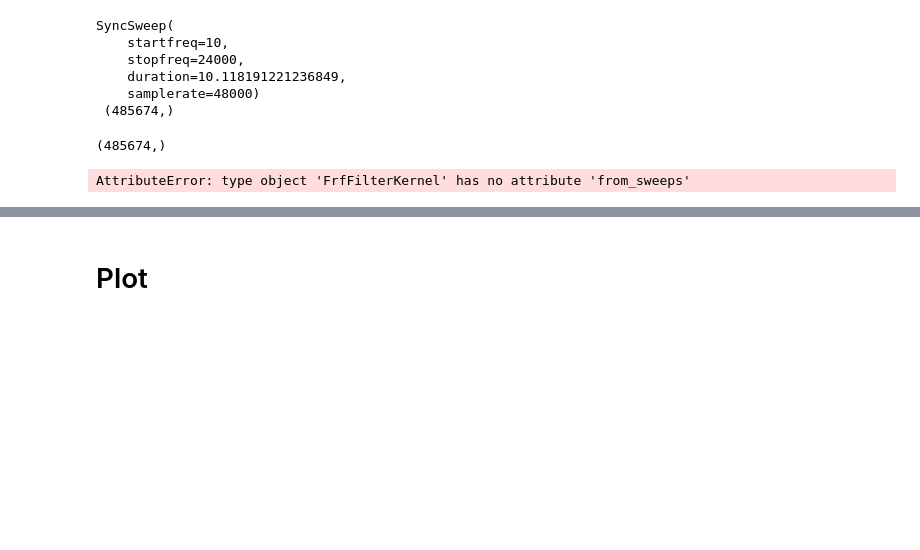
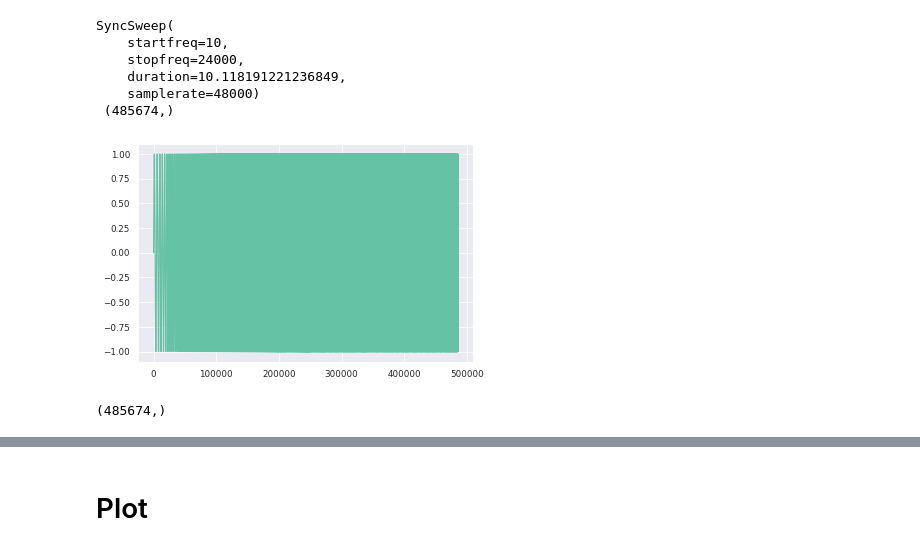
Before and after one commit to borley1211/audapter, a Jupyter notebook: notebooks/syncsweptsine.ipynb, the cells around one changed output, grey strips where cells are left out. Cells and saved outputs as stored; diff of their text form; code cells hidden in the pictures; blank space fills up the shorter version.

```diff
--- a/notebooks/syncsweptsine.ipynb
+++ b/notebooks/syncsweptsine.ipynb
@@ -57,14 +72,17 @@ SyncSweep(
     duration=10.118191221236849,
     samplerate=48000)
  (485674,)
+# %%
+plt.plot(ssweep)
+plt.show()
+# %% [output]
+[figure, added]
 # %%
 outdata = SOUND_FIELD(indata)
 outdata.shape
 # %% [output]
 (485674,)
 # %%
-hhir = HigherHarmonicImpulseResponse.from_sweeps(syncsweep=ssweep, measuredsweep=outdata)
-FIR = FrfFilterKernel.from_sweeps(syncsweep=ssweep, measuredsweep=outdata)
-FIR
+# hhir = HigherHarmonicImpulseResponse.from_sweeps(syncsweep=ssweep, measuredsweep=outdata)
+# hhir
+model = HammersteinModel.from_sweeps(syncsweep=ssweep, measuredsweep=outdata, orders=[1,])
-# %% [output]
-AttributeError: type object 'FrfFilterKernel' has no attribute 'from_sweeps'
```
Also changed, not shown: parts of 18 cells of this notebook, 5 other files.
